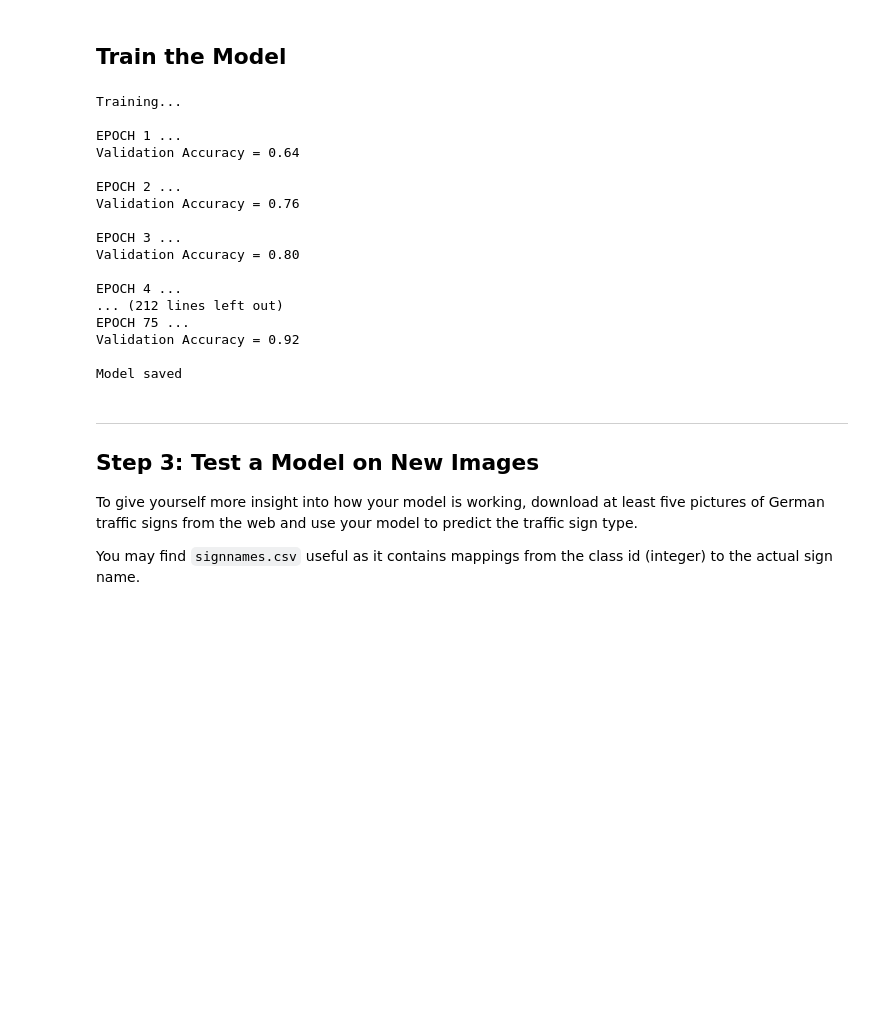
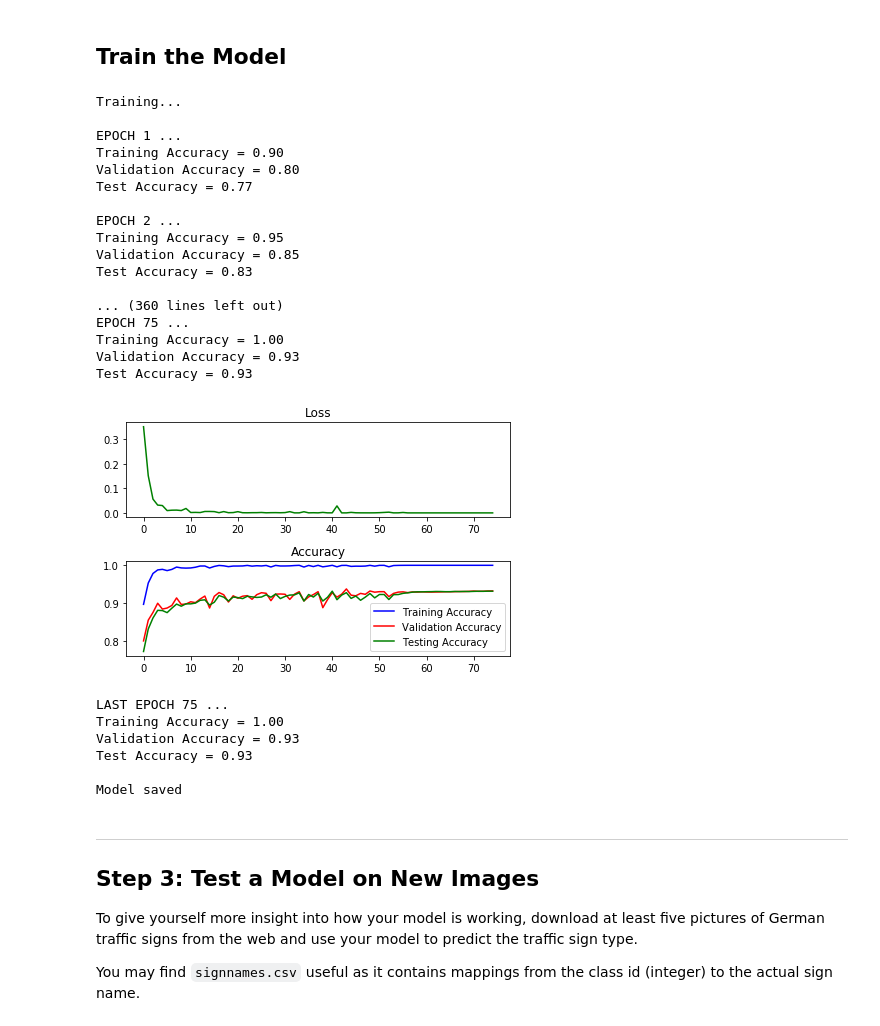
Before and after one commit to pablosaurasperez/CarND-Traffic-Sign-Classifier-Project, a Jupyter notebook: Traffic_Sign_Classifier.ipynb, the cells around one changed output. Drawn from its saved outputs; the diff is of its cells as text; code cells hidden in the pictures; blank space fills up the shorter version.

Commit message:
Model trainned. Meets specs

```diff
--- a/Traffic_Sign_Classifier.ipynb
+++ b/Traffic_Sign_Classifier.ipynb
@@ -300,8 +302,8 @@ def conv2d(x, W, b, strides=1):
     x = tf.nn.bias_add(x, b)
     return tf.nn.relu(x)
 
-def avgpool2d(x, k=2):
-    return tf.nn.avg_pool(
+def maxpool2d(x, k=2):
+    return tf.nn.max_pool(
         x,
         ksize=[1, k, k, 1],
         strides=[1, k, k, 1],
@@ -312,7 +314,7 @@ def LeNet(x):
     mu = 0
     sigma = 0.1
 
-    keep_prob = 0.5
+    #keep_prob = 0.3
 
 
     weights = {
@@ -338,14 +340,14 @@ def LeNet(x):
     # TODO: Activation.
     # TODO: Pooling. Input = 28x28x6. Output = 14x14x6.
     conv1 = conv2d(x, weights['wc1'], biases['bc1'])
-    conv1 = avgpool2d(conv1, k=2)
+    conv1 = maxpool2d(conv1, k=2)
     #print(conv1.get_shape())
 
     # TODO: Layer 2: Convolutional. Output = 10x10x16.
     # TODO: Activation.
     # TODO: Pooling. Input = 10x10x16. Output = 5x5x16.
     conv2 = conv2d(conv1, weights['wc2'], biases['bc2'])
-    conv2 = avgpool2d(conv2, k=2)
+    conv2 = maxpool2d(conv2, k=2)
     #print(conv2.get_shape())
 
     # TODO: Flatten. Input = 5x5x16. Output = 400.
@@ -357,14 +359,14 @@ def LeNet(x):
 
     # TODO: Activation.
     fc1 = tf.nn.relu(fc1)
-    #fc1 = tf.nn.dropout(fc1, keep_prob)
+    #fc1 = tf.nn.dropout(fc1, 0.3)
 
     # TODO: Layer 4: Fully Connected. Input = 120. Output = 84.
     fc2 = tf.add(tf.matmul(fc1, weights['wf2']), biases['bf2'])
 
     # TODO: Activation.
     fc2 = tf.nn.relu(fc2)
-    #fc2 = tf.nn.dropout(fc2, keep_prob)
+    #fc2 = tf.nn.dropout(fc2, 0.4)
     # TODO: Layer 5: Fully Connected. Input = 84. Output = 43 (n_classes).
     logits = tf.add(tf.matmul(fc2, weights['out']), biases['out'])
 
@@ -418,45 +420,89 @@ def evaluate(X_data, y_data):
 # %% [markdown]
 ## Train the Model
 # %%
+loss_epoch = []
+train_epoch = []
+valid_epoch = []
+test_epoch = []
+
 with tf.Session() as sess:
     sess.run(tf.global_variables_initializer())
     num_examples = len(X_train)
 
     print("Training...")
     print()
     for i in range(EPOCHS):
         X_train, y_train = shuffle(X_train, y_train)
         for offset in range(0, num_examples, BATCH_SIZE):
             end = offset + BATCH_SIZE
             batch_x, batch_y = X_train[offset:end], y_train[offset:end]
             sess.run(training_operation, feed_dict={x: batch_x, y: batch_y})
 
+        loss_train = sess.run(loss_operation, feed_dict={x: batch_x, y: batch_y})
+        loss_epoch.append(loss_train)
+
+        train_accuracy = evaluate(X_train, y_train)
         validation_accuracy = evaluate(X_valid, y_valid)
+        test_accuracy = evaluate(X_test, y_test)
+
+        train_epoch.append(train_accuracy)
+        valid_epoch.append(validation_accuracy)
+        test_epoch.append(test_accuracy)
+
 
         print("EPOCH {} ...".format(i+1))
+        print("Training Accuracy = {:.2f}".format(train_accuracy))
         print("Validation Accuracy = {:.2f}".format(validation_accuracy))
+        print("Test Accuracy = {:.2f}".format(test_accuracy))
         print()
 
+    loss_plot = plt.subplot(211)
+    loss_plot.set_title('Loss')
+    loss_plot.plot(loss_epoch, 'g')
+
+    acc_plot = plt.subplot(212)
+    acc_plot.set_title('Accuracy')
+    acc_plot.plot(train_epoch, 'b', label='Training Accuracy')
+    acc_plot.plot(valid_epoch, 'r', label='Validation Accuracy')
+    acc_plot.plot(test_epoch, 'g', label='Testing Accuracy')
+    acc_plot.legend(loc=4)
+    plt.tight_layout()
+    plt.show()
+
+    print()
+    print("LAST EPOCH {} ...".format(i+1))
+    print("Training Accuracy = {:.2f}".format(train_accuracy))
+    print("Validation Accuracy = {:.2f}".format(validation_accuracy))
+    print("Test Accuracy = {:.2f}".format(test_accuracy))
+
+    print()
     saver.save(sess, './lenet')
     print("Model saved")
 # %% [output]
 Training...
 
 EPOCH 1 ...
-Validation Accuracy = 0.64
+Training Accuracy = 0.90
+Validation Accuracy = 0.80
+Test Accuracy = 0.77
 
 EPOCH 2 ...
-Validation Accuracy = 0.76
+Training Accuracy = 0.95
+Validation Accuracy = 0.85
+Test Accuracy = 0.83
 
-EPOCH 3 ...
-Validation Accuracy = 0.80
-
-EPOCH 4 ...
-... (212 lines left out)
+... (360 lines left out)
 EPOCH 75 ...
-Validation Accuracy = 0.92
-
-Model saved
+Training Accuracy = 1.00
+Validation Accuracy = 0.93
+Test Accuracy = 0.93
+[figure, added]
+LAST EPOCH 75 ...
+Training Accuracy = 1.00
+Validation Accuracy = 0.93
+Test Accuracy = 0.93
+
+Model saved
 # %% [markdown]
 ---
 
```
Also changed, not shown: parts of 3 cells of this notebook.
